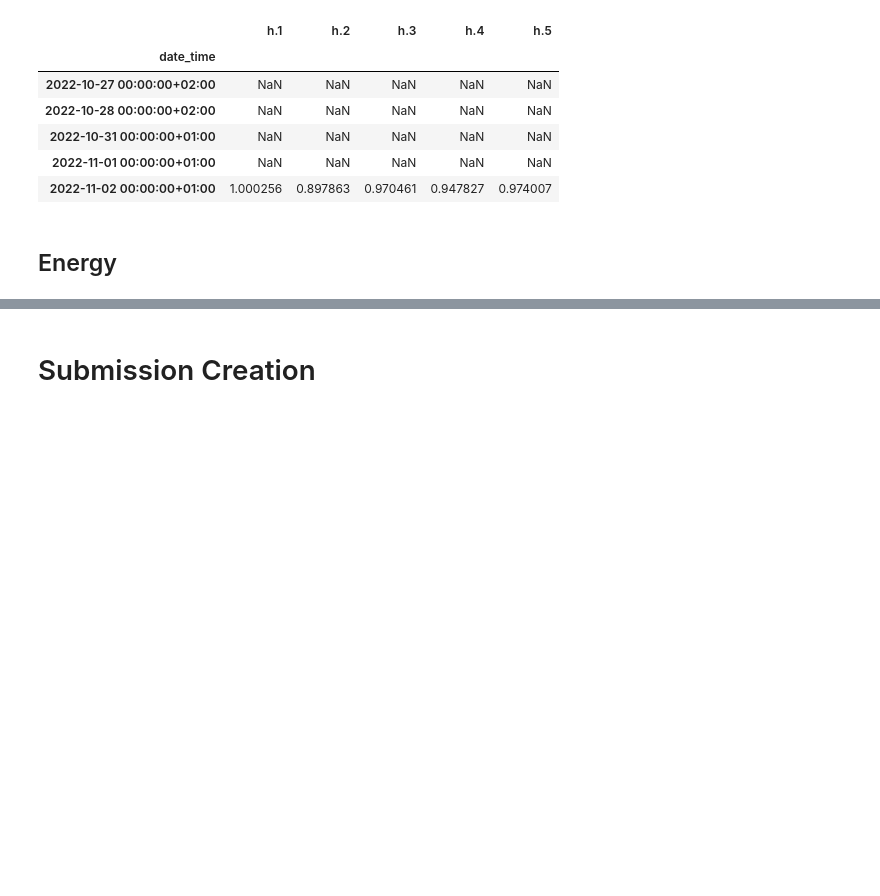
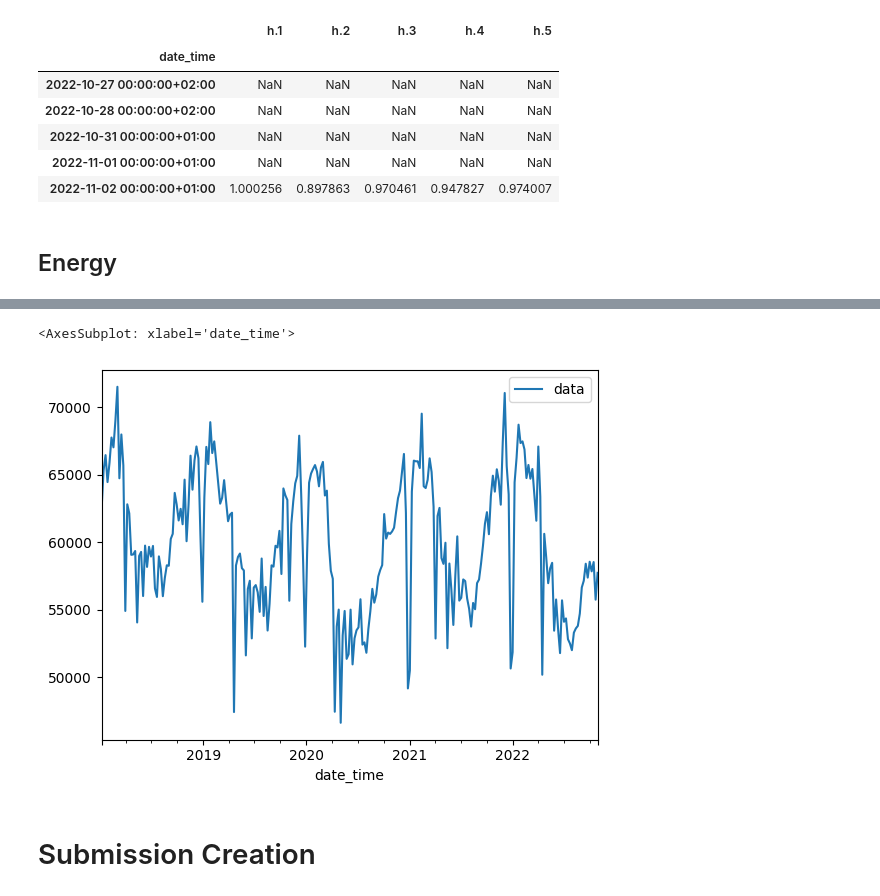
Before and after one commit to FabianWylczoch/Forecasting, a Jupyter notebook: PTSFC.ipynb, the cells around one changed output, grey strips where cells are left out. Saved outputs shown, nothing was run; the diff lists cells and outputs as text; code cells hidden in the pictures; blank space fills up the shorter version.

```diff
--- a/PTSFC.ipynb
+++ b/PTSFC.ipynb
@@ -376,3 +414,8 @@ energydata.tail()
+# %%
+enf20.plot()
+# %% [output]
+<AxesSubplot: xlabel='date_time'>
+[figure, added]
 # %% [markdown]
 # Submission Creation
 # %%
```
Also changed, not shown: parts of 9 cells of this notebook.
